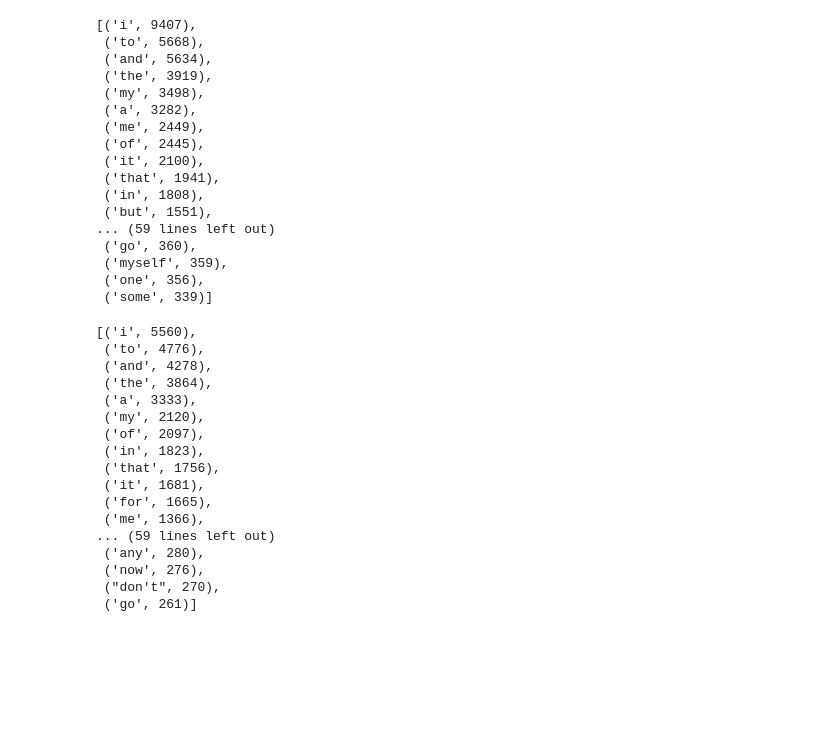
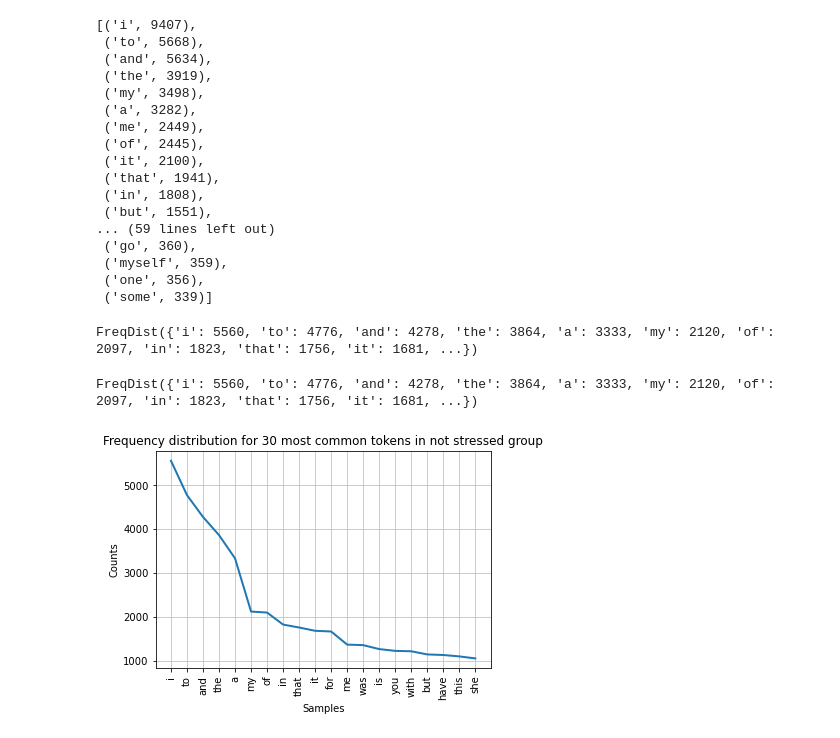
Before and after one commit to MonicaLauren/Anxiety-Classifier-on-Reddit, a Jupyter notebook: EDA.ipynb, the cells around one changed output. Saved outputs shown, nothing was run; the diff lists cells and outputs as text; code cells hidden in the pictures; blank space fills up the shorter version.

```diff
--- a/EDA.ipynb
+++ b/EDA.ipynb
@@ -505,22 +561,4 @@ with_stop.most_common(75)
 # %%
 ns_with_stop = FreqDist(ns_low_tokenized_doc)
 # %%
-ns_with_stop.most_common(75)
+#ns_with_stop = ns_with_stop.most_common(75)
-# %% [output]
-[('i', 5560),
- ('to', 4776),
- ('and', 4278),
- ('the', 3864),
- ('a', 3333),
- ('my', 2120),
- ('of', 2097),
- ('in', 1823),
- ('that', 1756),
- ('it', 1681),
- ('for', 1665),
- ('me', 1366),
-... (59 lines left out)
- ('any', 280),
- ('now', 276),
- ("don't", 270),
- ('go', 261)]
@@ -526,0 +569,13 @@ ns_with_stop.most_common(75)
+# %%
+ns_with_stop
+# %% [output]
+FreqDist({'i': 5560, 'to': 4776, 'and': 4278, 'the': 3864, 'a': 3333, 'my': 2120, 'of': 2097, 'in': 1823, 'that': 1756, 'it': 1681, ...})
+# %%
+ns_with_stop
+# %% [output]
+FreqDist({'i': 5560, 'to': 4776, 'and': 4278, 'the': 3864, 'a': 3333, 'my': 2120, 'of': 2097, 'in': 1823, 'that': 1756, 'it': 1681, ...})
+# %%
+ns_ws_freq = FreqDist(ns_with_stop)
+ns_ws_freq.plot(20, title='Frequency distribution for 30 most common tokens in not stressed group');
+# %% [output]
+[figure, added]
```
Also changed, not shown: parts of 20 cells of this notebook, 3 other files.
